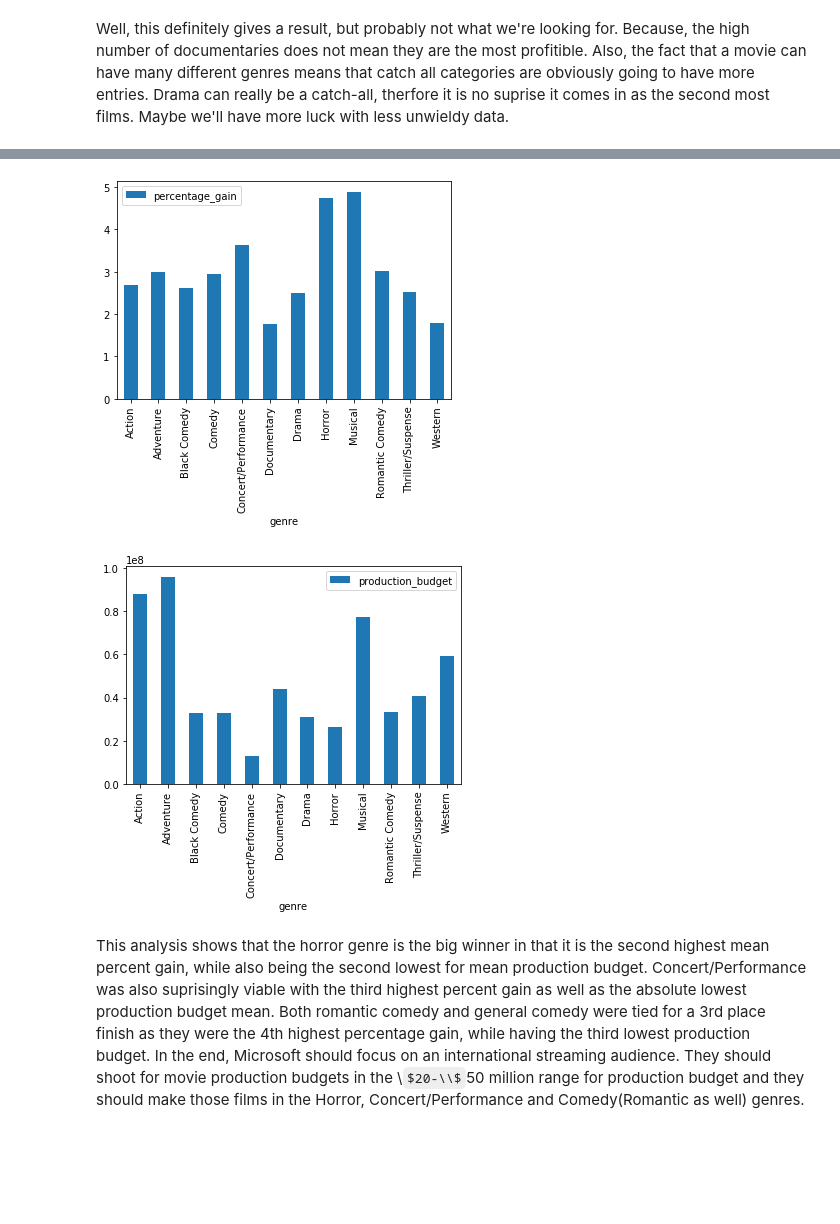
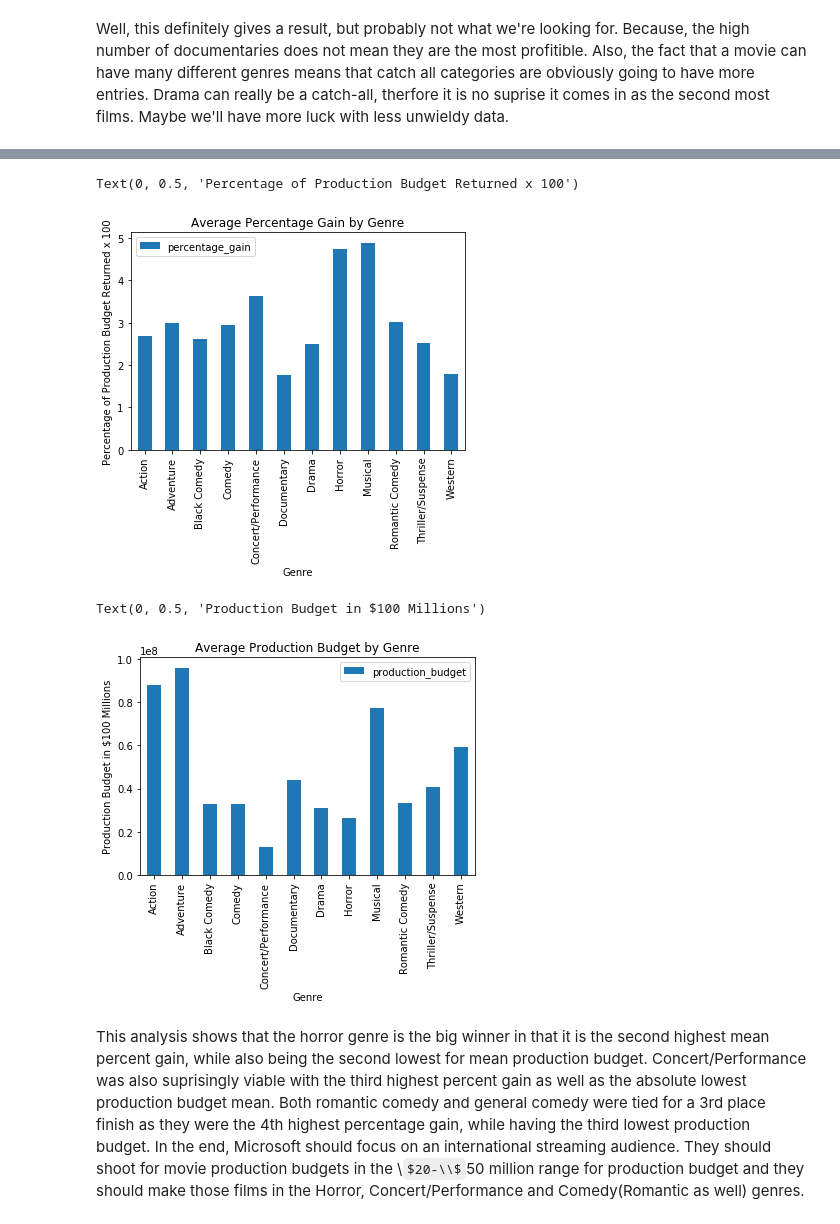
Before and after one commit to StephenTurk/mod1_project, a Jupyter notebook: student.ipynb, the cells around one changed output, grey strips where cells are left out. Saved outputs shown, nothing was run; the diff lists cells and outputs as text; code cells hidden in the pictures; some formulas as TeX source; blank space fills up the shorter version.

```diff
--- a/student.ipynb
+++ b/student.ipynb
@@ -408,13 +433,20 @@ opus_data_for_graph #using groupby to look for which genres are the best investm
 | Thriller/Suspense | 2011.415584 | 1.387568e+08 | 4.065801e+07 | 4.525016e+07 | 6.156746e+07 | 0.064935 | ... |
 | Western | 2012.066667 | 1.631601e+08 | 5.920000e+07 | 4.927270e+07 | 5.660842e+07 | 0.066667 | ... |
 # %%
-opus_data_for_graph.reset_index().plot('genre', 'percentage_gain', kind='bar');
+opus_data_for_graph.reset_index().plot('genre', 'percentage_gain', kind='bar', title='Average Percentage Gain by Genre');
+plt.xlabel('Genre')
+plt.ylabel('Percentage of Production Budget Returned x 100')
 #look at average percent gain by genre
 # %% [output]
+Text(0, 0.5, 'Percentage of Production Budget Returned x 100')
-[figure, old version]
+[figure, new version]
 # %%
-opus_data_for_graph.reset_index().plot('genre', 'production_budget', kind='bar'); #comparing that with production budget by genre
+opus_data_for_graph.reset_index().plot('genre', 'production_budget', kind='bar', title='Average Production Budget by Genre',);
+plt.xlabel('Genre')
+plt.ylabel('Production Budget in $100 Millions')
+#comparing that with production budget by genre
 # %% [output]
+Text(0, 0.5, 'Production Budget in $100 Millions')
-[figure, old version]
+[figure, new version]
 # %% [markdown]
 This analysis shows that the horror genre is the big winner in that it is the second highest mean percent gain, while also being the second lowest for mean production budget. Concert/Performance was also suprisingly viable with the third highest percent gain as well as the absolute lowest production budget mean. Both romantic comedy and general comedy were tied for a 3rd place finish as they were the 4th highest percentage gain, while having the third lowest production budget. In the end, Microsoft should focus on an international streaming audience. They should shoot for movie production budgets in the \\$20-\\$50 million range for production budget and they should make those films in the Horror, Concert/Performance and Comedy(Romantic as well) genres.
```
Also changed, not shown: parts of 9 cells of this notebook, 4 other files.
